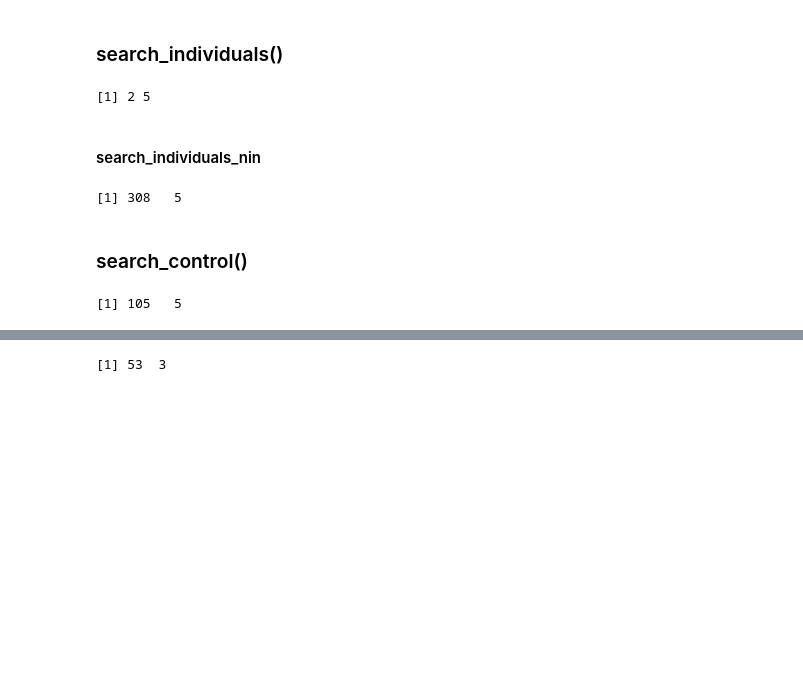
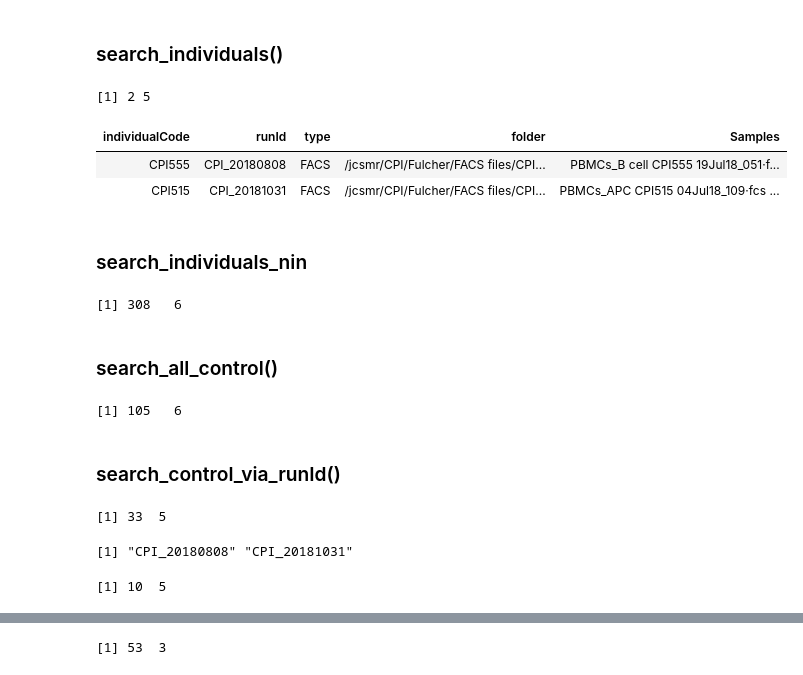
Before and after one commit to tuantla80/R-Shiny-Apps, a Jupyter notebook: R_Examples/Modules.ipynb, the cells around one changed output, grey strips where cells are left out. Cells and saved outputs as stored; diff of their text form; code cells hidden in the pictures; blank space fills up the shorter version.

```diff
--- a/R_Examples/Modules.ipynb
+++ b/R_Examples/Modules.ipynb
@@ -724,19 +834,38 @@ mongo_user <- Sys.getenv("MONGODB_USER")
 # %%
 df <- search_individuals(db, vec=c('CPI555', 'CPI515'))
 dim(df)
+df
 # %% [output]
 [1] 2 5
+| individualCode | runId | type | folder | Samples |
+| CPI555 | CPI_20180808 | FACS | /jcsmr/CPI/Fulcher/FACS files/CPI... | PBMCs_B cell CPI555 19Jul18_051·f... |
+| CPI515 | CPI_20181031 | FACS | /jcsmr/CPI/Fulcher/FACS files/CPI... | PBMCs_APC CPI515 04Jul18_109·fcs ... |
 # %% [markdown]
-#### search_individuals_nin
+### search_individuals_nin
 # %%
-df <- search_individuals_nin(db, vec=c('CPI555', 'CPI515'))
-dim(df)
+df_nin <- search_individuals_nin(db, vec=c('CPI555', 'CPI515'))
+dim(df_nin)
 # %% [output]
-[1] 308   5
+[1] 308   6
 # %% [markdown]
-### search_control()
+### search_all_control()
 # %%
-df_control <- search_control(db, query='{"individualCode": {"$regex" : "^HBD|^APOC", "$options" : "i"}}')
+df_control <- search_all_control(db, query='{"individualCode": {"$regex" : "^HBD|^APOC", "$options" : "i"}}')
 dim(df_control)
 # %% [output]
-[1] 105   5
+[1] 105   6
+# %% [markdown]
+### search_control_via_runId()
+# %%
+df_control_via_runId <- search_control_via_runId(db, vec_runIds = c('CPI_20181031','CPI_20201104'))
+dim(df_control_via_runId)
+# %% [output]
+[1] 33  5
+# %%
+df <- search_individuals(db, vec=c('CPI555', 'CPI515'))
+df_control_via_runId <- search_control_via_runId(db, vec_runIds = df$runId)
+df$runId
+dim(df_control_via_runId)
+# %% [output]
+[1] "CPI_20180808" "CPI_20181031"
+[1] 10  5
```
Also changed, not shown: parts of 22 cells of this notebook, 2 other files.
